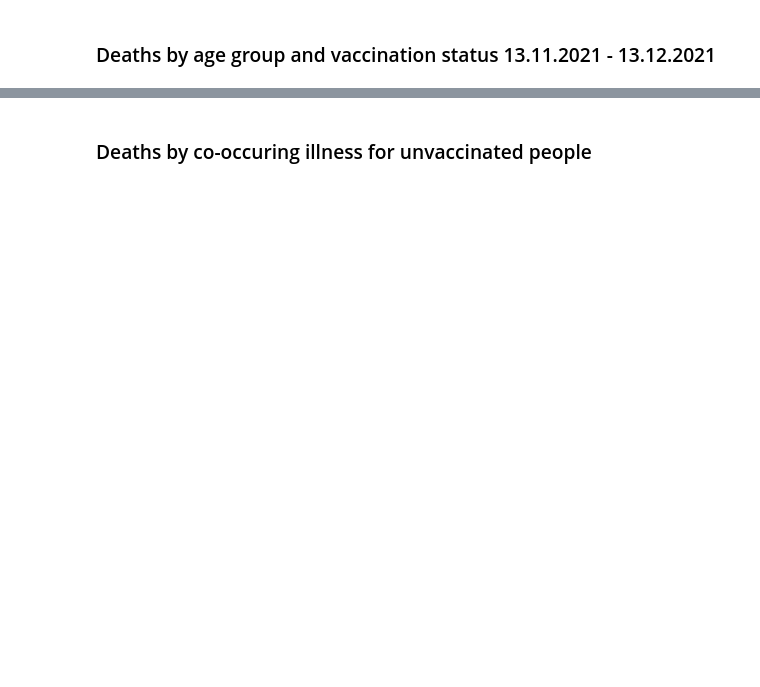
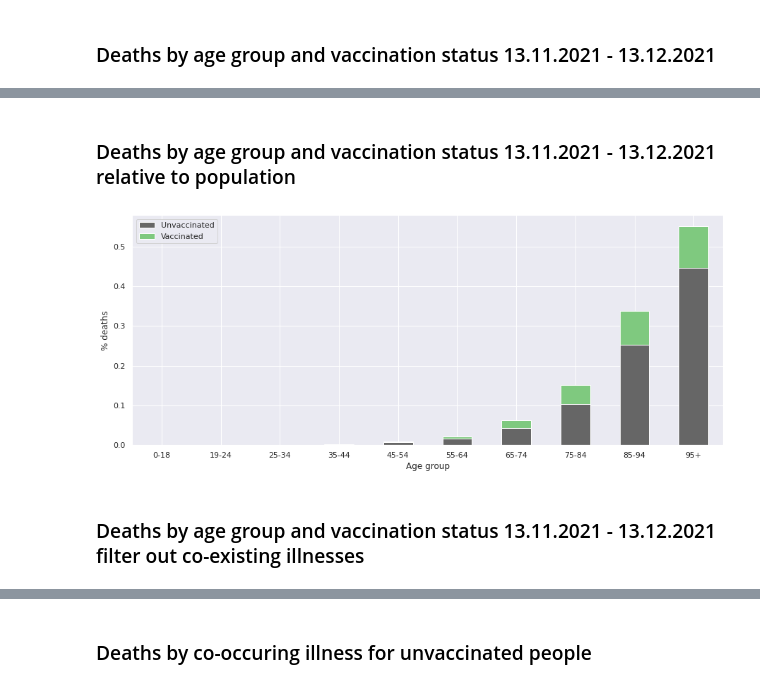
Before and after one commit to avamys/covid-analysis-pl, a Jupyter notebook: analysis.ipynb, the cells around one changed output, grey strips where cells are left out. Cells and saved outputs as stored; diff of their text form; code cells hidden in the pictures; blank space fills up the shorter version.

```diff
--- a/analysis.ipynb
+++ b/analysis.ipynb
@@ -396,0 +445,17 @@ L.get_texts()[1].set_text('Vaccinated')
+# %% [markdown]
+### Deaths by age group and vaccination status 13.11.2021 - 13.12.2021 relative to population
+# %%
+df_plot = get_stacked_age_aggregates(deaths, DATE)
+
+df_plot_norm = df_plot.drop("BD").apply(divide_by_age_group, axis=1)
+
+df_plot = df_plot_norm.plot(kind='bar', figsize=(15,6), stacked=True, xlabel="Age group",
+                            ylabel="% deaths", rot=0, colormap="Accent_r")
+
+L = df_plot.legend()
+L.get_texts()[0].set_text('Unvaccinated')
+L.get_texts()[1].set_text('Vaccinated')
+# %% [output]
+[figure, added]
+# %% [markdown]
+### Deaths by age group and vaccination status 13.11.2021 - 13.12.2021 filter out co-existing illnesses
```
Also changed, not shown: parts of 22 cells of this notebook.
